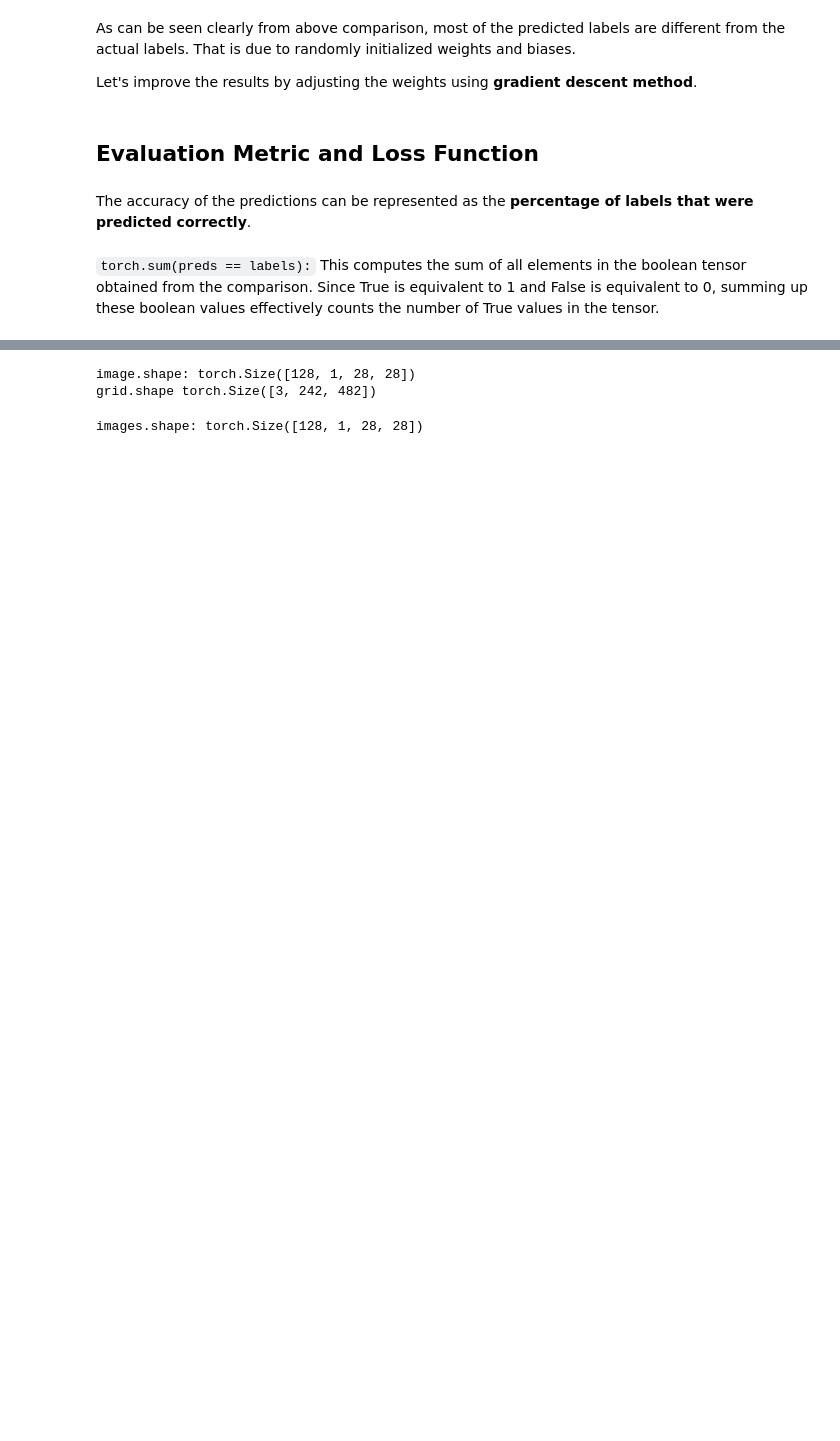
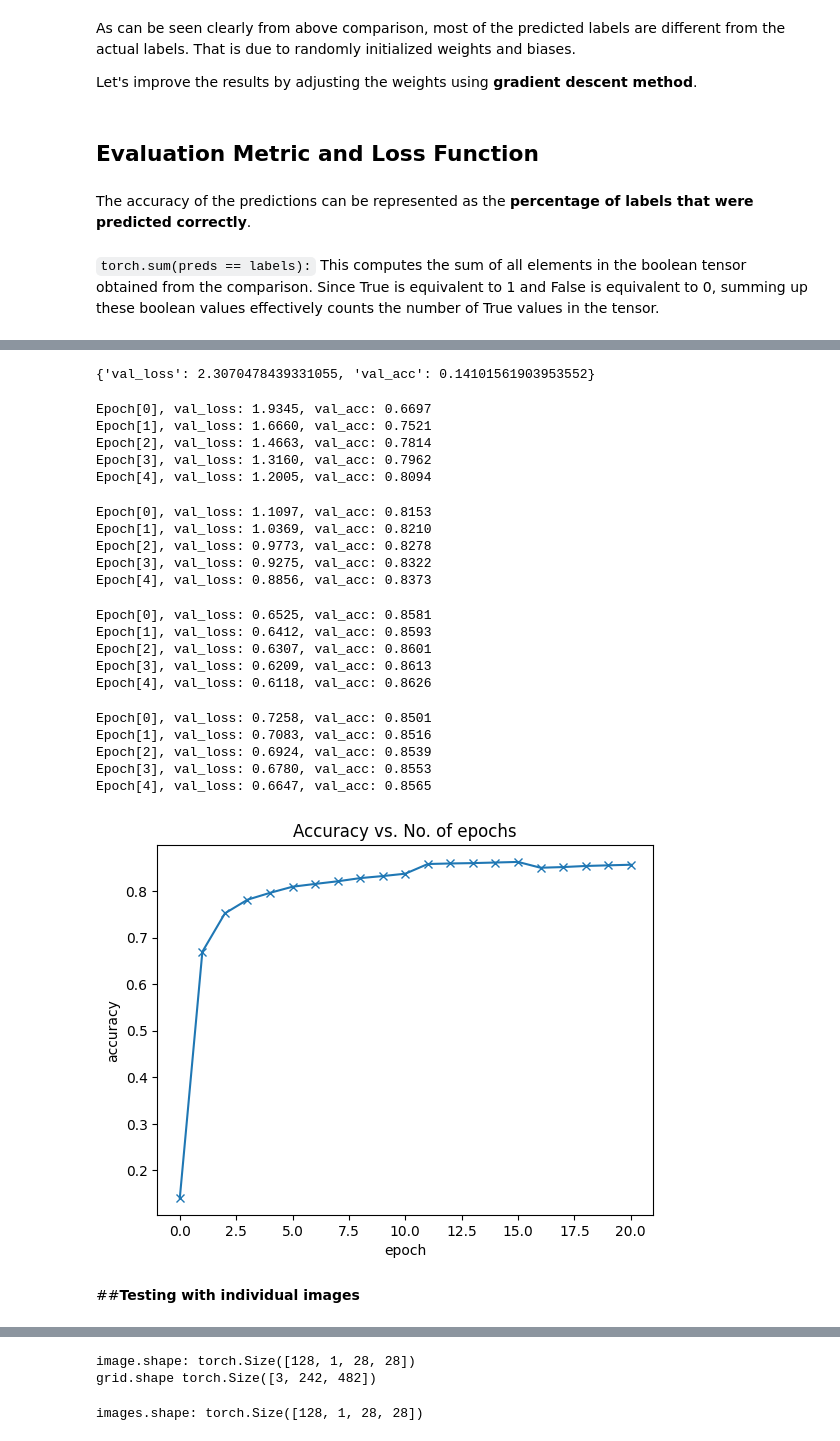
Before and after one commit to MinghanChu/DeepLearning-ZerosToGans, a Jupyter notebook: Training deep NN on GPU.ipynb, the cells around one changed output, grey strips where cells are left out. Saved outputs shown, nothing was run; the diff lists cells and outputs as text; code cells hidden in the pictures; blank space fills up the shorter version.

```diff
--- a/Training deep NN on GPU.ipynb
+++ b/Training deep NN on GPU.ipynb
@@ -457,0 +585,49 @@ torch.Size([128, 10])
+# %%
+result0 = evaluate(model, val_loader)
+result0
+# %% [output]
+{'val_loss': 2.3070478439331055, 'val_acc': 0.14101561903953552}
+# %%
+history1 = fit(5, 0.001, model, train_loader, val_loader)
+# %% [output]
+Epoch[0], val_loss: 1.9345, val_acc: 0.6697
+Epoch[1], val_loss: 1.6660, val_acc: 0.7521
+Epoch[2], val_loss: 1.4663, val_acc: 0.7814
+Epoch[3], val_loss: 1.3160, val_acc: 0.7962
+Epoch[4], val_loss: 1.2005, val_acc: 0.8094
+# %%
+history2 = fit(5, 0.001, model, train_loader, val_loader)
+# %% [output]
+Epoch[0], val_loss: 1.1097, val_acc: 0.8153
+Epoch[1], val_loss: 1.0369, val_acc: 0.8210
+Epoch[2], val_loss: 0.9773, val_acc: 0.8278
+Epoch[3], val_loss: 0.9275, val_acc: 0.8322
+Epoch[4], val_loss: 0.8856, val_acc: 0.8373
+# %%
+history3 = fit(5, 0.001, model, train_loader, val_loader)
+# %% [output]
+Epoch[0], val_loss: 0.6525, val_acc: 0.8581
+Epoch[1], val_loss: 0.6412, val_acc: 0.8593
+Epoch[2], val_loss: 0.6307, val_acc: 0.8601
+Epoch[3], val_loss: 0.6209, val_acc: 0.8613
+Epoch[4], val_loss: 0.6118, val_acc: 0.8626
+# %%
+history4 = fit(5, 0.001, model, train_loader, val_loader)
+# %% [output]
+Epoch[0], val_loss: 0.7258, val_acc: 0.8501
+Epoch[1], val_loss: 0.7083, val_acc: 0.8516
+Epoch[2], val_loss: 0.6924, val_acc: 0.8539
+Epoch[3], val_loss: 0.6780, val_acc: 0.8553
+Epoch[4], val_loss: 0.6647, val_acc: 0.8565
+# %%
+#result0 is a dict and [result0] creates a new list that can be concatenated to history list variables
+history = [result0] + history1 + history2 + history3 + history4
+accuracies = [result['val_acc'] for result in history]
+plt.plot(accuracies, '-x')
+plt.xlabel('epoch')
+plt.ylabel('accuracy')
+plt.title('Accuracy vs. No. of epochs');
+# %% [output]
+[figure, added]
+# %% [markdown]
+##**Testing with individual images**
```
Also changed, not shown: parts of 37 cells of this notebook.
